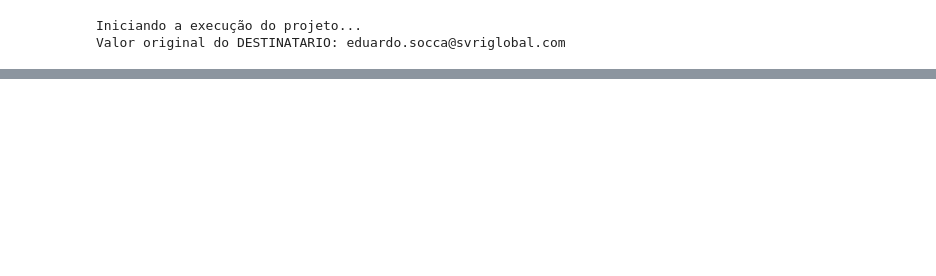
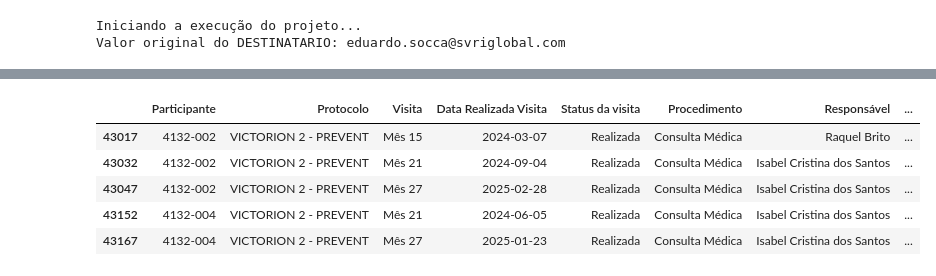
Before and after one commit to eduardoarsocca/Projeto-Mensageria---PUSH, a Jupyter notebook: meu_projeto/teste.ipynb, the cells around one changed output, grey strips where cells are left out. Drawn from its saved outputs; the diff is of its cells as text; code cells hidden in the pictures; blank space fills up the shorter version.

Commit message:
alterção na tabela de executores. inclusão da NF

```diff
--- a/meu_projeto/teste.ipynb
+++ b/meu_projeto/teste.ipynb
@@ -515,0 +397,28 @@ memory usage: 674.8+ KB
+# %%
+#extrair as informações de nota fiscal
+agenda_executor[['co_nota_fiscal', 'codigo_nota_fiscal']] = (
+    agenda_executor['dados_nota_fiscal']
+    .apply(
+        lambda x: pd.Series({
+            'co_nota_fiscal': x['id'],
+            'codigo_nota_fiscal': x['codigo_nota_fiscal']
+        }) if x is not None else pd.Series({'co_nota_fiscal': None, 'codigo_nota_fiscal': None})
+    )
+)
+# %%
+
+agenda_executor_filtrada = agenda_executor[[
+    'id',
+    'apelido_protocolo',
+    'nome_tarefa',
+    'nome_responsavel',
+    'data_realizada',
+    'status_visita',
+    'Participante',
+    'co_nota_fiscal',
+    'codigo_nota_fiscal',
+
+]].copy()
+# %%
+#renomear colunas
+agenda_executor_filtrada.columns = ['co_participante_visita',  'Protocolo', 'Visita', 'Responsável', 'Data Realizada', 'Status da visita', 'Participante','co_nota_fiscal','codigo_nota_fiscal']
@@ -515,0 +455,4 @@ memory usage: 674.8+ KB
+# %%
+# reordenando o dataframe
+executores = executores[['Participante','Protocolo', 'Visita','Data Realizada_x','Status da visita', 'Procedimento','Responsável', 'Executor', 'Data Realizada Procedimento', 'co_nota_fiscal','codigo_nota_fiscal']]
+# agenda_executor_teste = executores.copy()
@@ -515,0 +524,9 @@ memory usage: 674.8+ KB
+# %%
+executores.head()
+# %% [output]
+|  | Participante | Protocolo | Visita | Data Realizada Visita | Status da visita | Procedimento | Responsável | ... |
+| 43017 | 4132-002 | VICTORION 2 - PREVENT | Mês 15 | 2024-03-07 | Realizada | Consulta Médica | Raquel Brito | ... |
+| 43032 | 4132-002 | VICTORION 2 - PREVENT | Mês 21 | 2024-09-04 | Realizada | Consulta Médica | Isabel Cristina dos Santos | ... |
+| 43047 | 4132-002 | VICTORION 2 - PREVENT | Mês 27 | 2025-02-28 | Realizada | Consulta Médica | Isabel Cristina dos Santos | ... |
+| 43152 | 4132-004 | VICTORION 2 - PREVENT | Mês 21 | 2024-06-05 | Realizada | Consulta Médica | Isabel Cristina dos Santos | ... |
+| 43167 | 4132-004 | VICTORION 2 - PREVENT | Mês 27 | 2025-01-23 | Realizada | Consulta Médica | Isabel Cristina dos Santos | ... |
```
Also changed, not shown: parts of 45 cells of this notebook, 1 other file.
